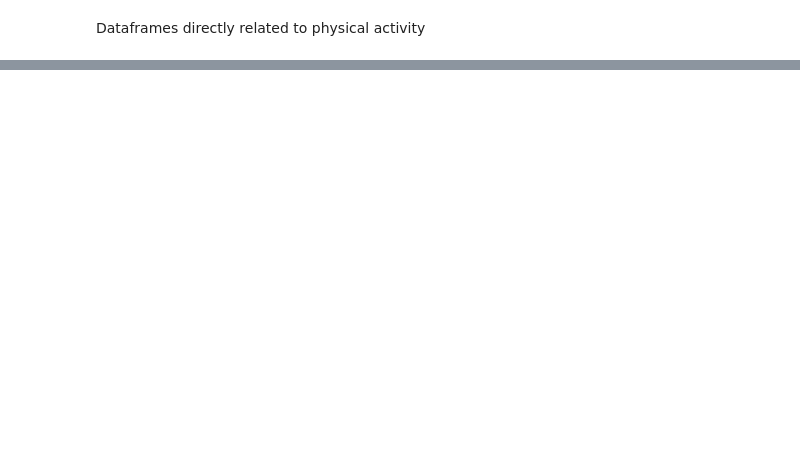
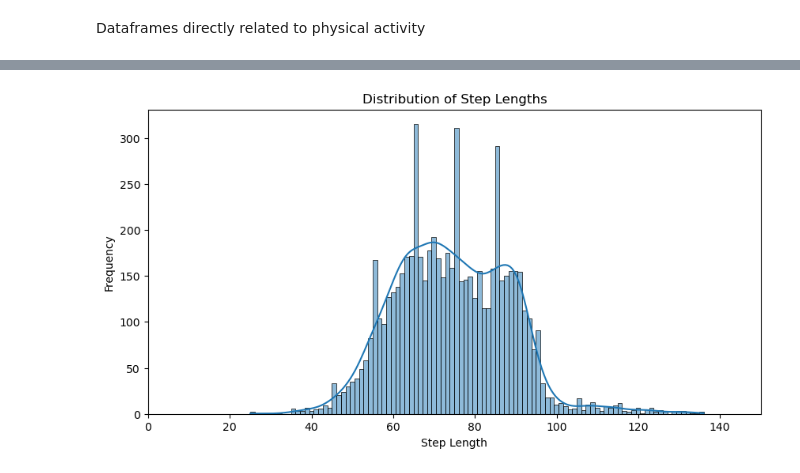
Before and after one commit to OnurOrman/CS-210---Project, a Jupyter notebook: project.ipynb, the cells around one changed output, grey strips where cells are left out. Cells and saved outputs as stored; diff of their text form; code cells hidden in the pictures; blank space fills up the shorter version.

```diff
--- a/project.ipynb
+++ b/project.ipynb
@@ -513,0 +546,10 @@ Dataframes directly related to physical activity
+# %%
+plt.figure(figsize=(10, 5))
+sns.histplot(my_step_length["value"], kde = True, bins = 100)
+plt.title('Distribution of Step Lengths')
+plt.xlim(0, 150)
+plt.xlabel('Step Length')
+plt.ylabel('Frequency')
+plt.show()
+# %% [output]
+[figure, added]
```
Also changed, not shown: parts of 21 cells of this notebook.
